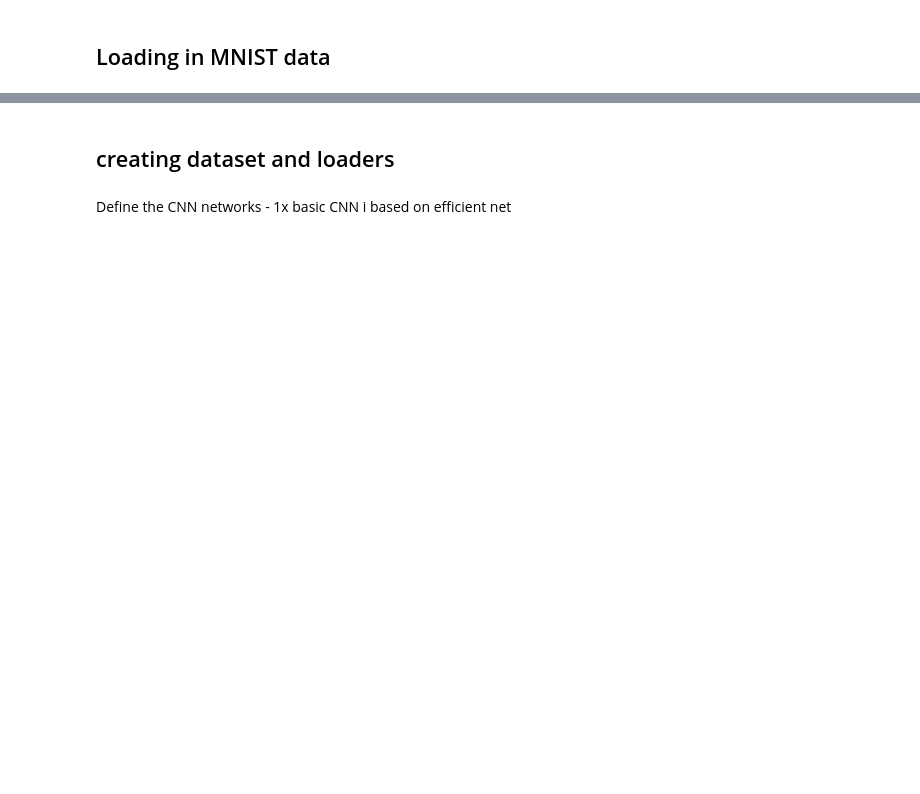
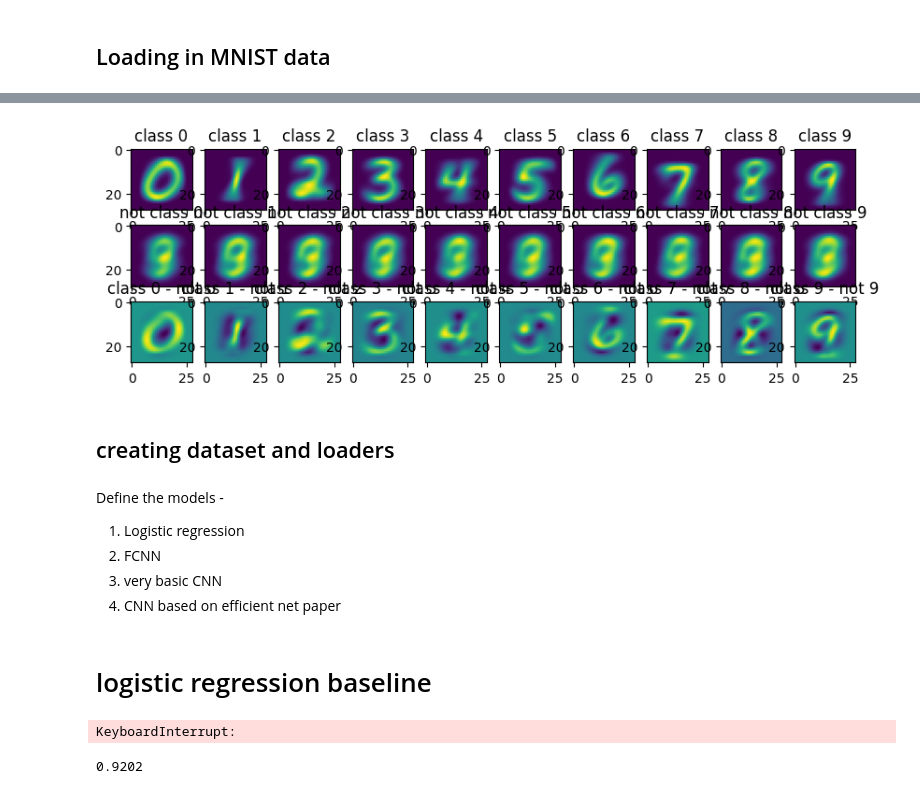
Before and after one commit to brunombatinica/cv_demos, a Jupyter notebook: notebooks/mnist_demo.ipynb, the cells around one changed output, grey strips where cells are left out. Saved outputs shown, nothing was run; the diff lists cells and outputs as text; code cells hidden in the pictures; blank space fills up the shorter version.

```diff
--- a/notebooks/mnist_demo.ipynb
+++ b/notebooks/mnist_demo.ipynb
@@ -63,2 +102,17 @@ mnist_dataloader = MnistDataloader(training_images_filepath, training_labels_fil
+# %%
+fig = plt.figure(figsize = (10,3))
+
+for i in range(0,10):
+    ax1 = fig.add_subplot(3,10,i+1)
+    ax1.imshow(x_train[y_train == i].mean(axis=0).reshape(28,28))
+    ax1.set_title(f"class {i}")
+    ax2 = fig.add_subplot(3,10,i+11)
+    ax2.imshow(x_train[y_train != i].mean(axis=0).reshape(28,28))
+    ax2.set_title(f"not class {i}")
+    ax3 = fig.add_subplot(3,10,i+21)
+    ax3.imshow(x_train[y_train == i].mean(axis=0).reshape(28,28) - x_train[y_train != i].mean(axis=0).reshape(28,28))
+    ax3.set_title(f"class {i} - not {i}")
+# %% [output]
+[figure, added]
 # %% [markdown]
 ## creating dataset and loaders
@@ -83,2 +168,23 @@ dataloader = DataLoader(dataset, batch_size=32, shuffle=True)
 # %% [markdown]
-Define the CNN networks - 1x basic CNN i based on efficient net
+Define the models -
+1. Logistic regression
+2. FCNN
+3. very basic CNN
+4. CNN based on efficient net paper
+# %% [markdown]
+# logistic regression baseline
+# %%
+# flatten and stack inputs to feed into logreg [60000,28,28] -> [60000,28*28]
+x_train_flat = x_train.reshape(x_train.shape[0],-1)
+x_test_flat = x_test.reshape(x_test.shape[0],-1)
+# (x_train[0].flatten() == x_train_flat[0]).all()
+
+logregmodel = LogisticRegression(max_iter=1000)
+logregmodel.fit(x_train_flat, y_train)
+# %% [output]
+KeyboardInterrupt:
+# %%
+x_test_flat = x_test.reshape(x_test.shape[0],-1)
+(logregmodel.predict(x_test_flat) == y_test).mean()
+# %% [output]
+0.9202
```
Also changed, not shown: parts of 21 cells of this notebook, 8 other files.
